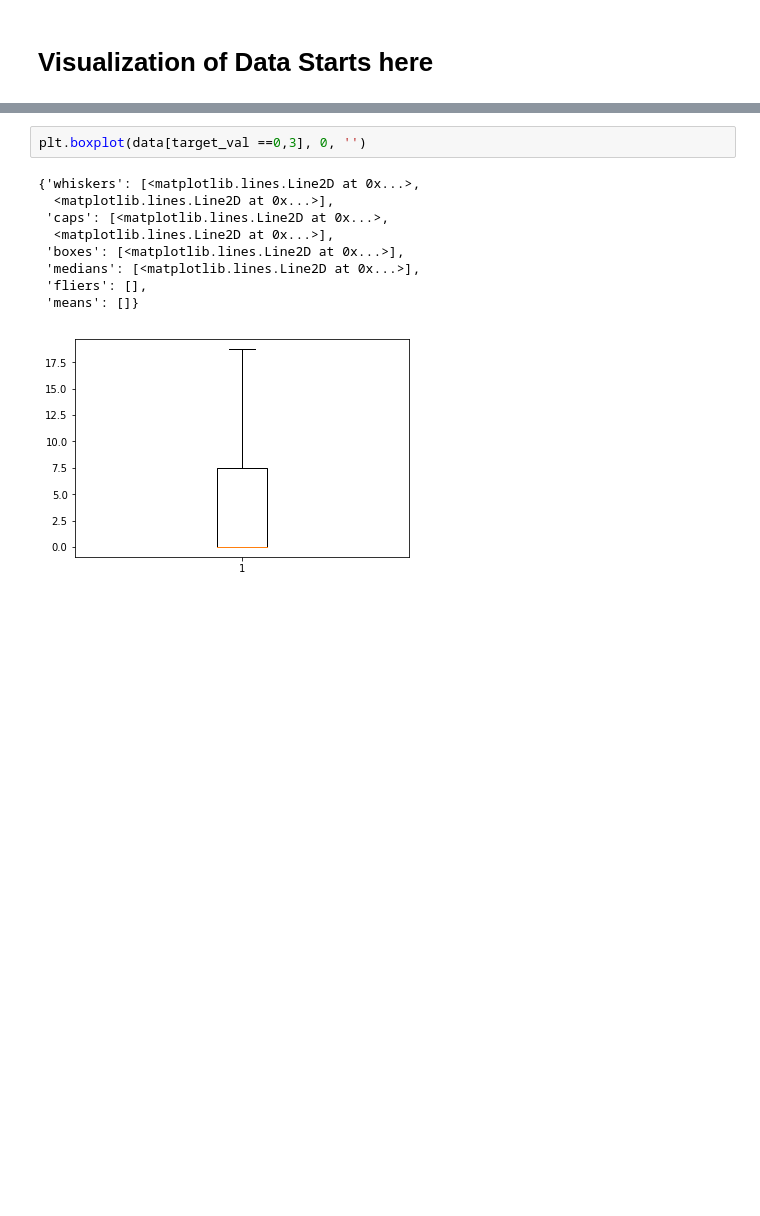
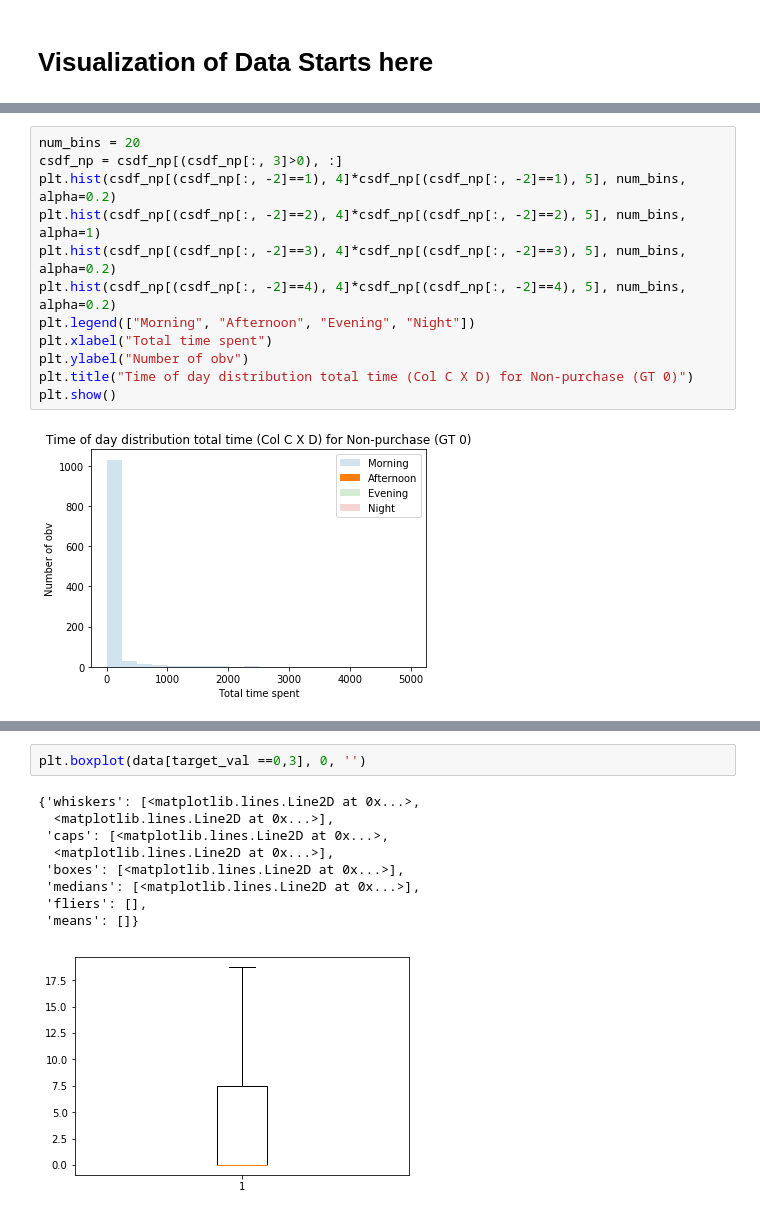
Before and after one commit to rmg2/UW-DataScience-Clickstream, a Jupyter notebook: Data_Viz_Statistical_Analysis.ipynb, the cells around one changed output, grey strips where cells are left out. Cells and saved outputs as stored; diff of their text form; blank space fills up the shorter version.

```diff
--- a/Data_Viz_Statistical_Analysis.ipynb
+++ b/Data_Viz_Statistical_Analysis.ipynb
@@ -125,0 +56,14 @@ plt.show()
+# %%
+num_bins = 20
+csdf_np = csdf_np[(csdf_np[:, 3]>0), :]
+plt.hist(csdf_np[(csdf_np[:, -2]==1), 4]*csdf_np[(csdf_np[:, -2]==1), 5], num_bins, alpha=0.2)
+plt.hist(csdf_np[(csdf_np[:, -2]==2), 4]*csdf_np[(csdf_np[:, -2]==2), 5], num_bins, alpha=1)
+plt.hist(csdf_np[(csdf_np[:, -2]==3), 4]*csdf_np[(csdf_np[:, -2]==3), 5], num_bins, alpha=0.2)
+plt.hist(csdf_np[(csdf_np[:, -2]==4), 4]*csdf_np[(csdf_np[:, -2]==4), 5], num_bins, alpha=0.2)
+plt.legend(["Morning", "Afternoon", "Evening", "Night"])
+plt.xlabel("Total time spent")
+plt.ylabel("Number of obv")
+plt.title("Time of day distribution total time (Col C X D) for Non-purchase (GT 0)")
+plt.show()
+# %% [output]
+[figure, added]
```
Also changed, not shown: parts of 16 cells of this notebook.
